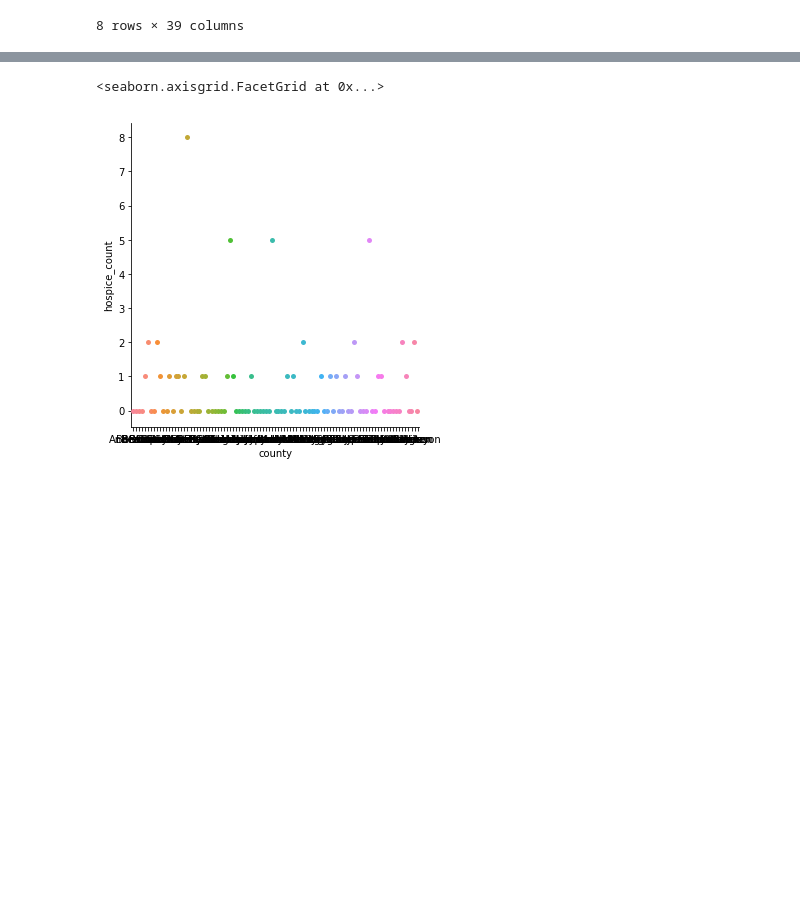
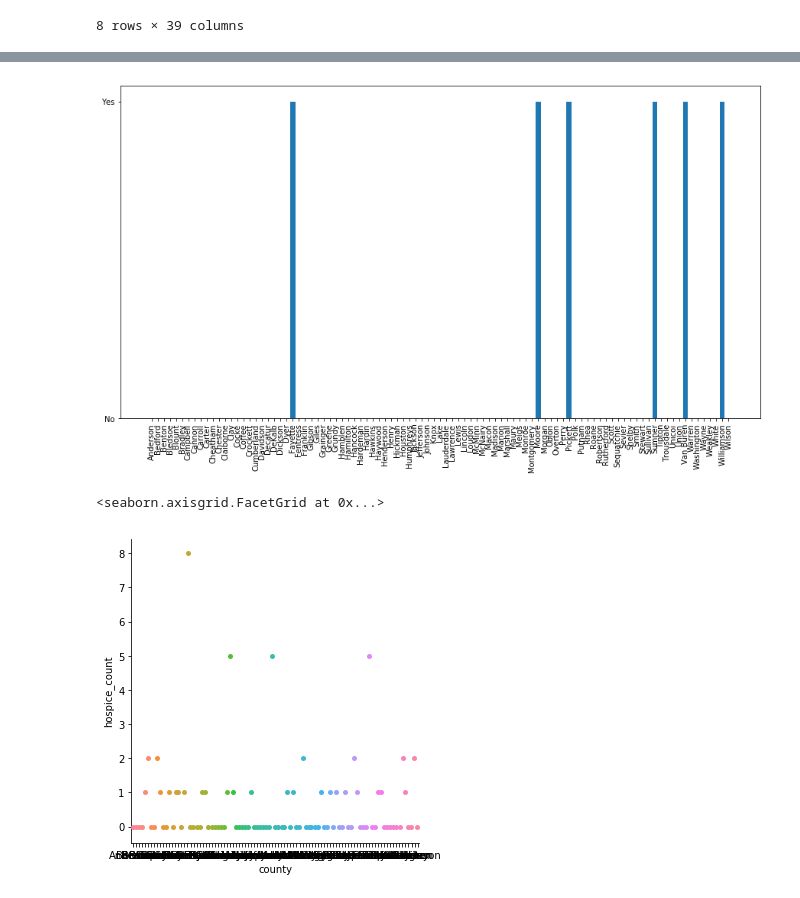
Before and after one commit to blackmonica/vanderbilt-aspire-data-essentials, a Jupyter notebook: Smile.ipynb, the cells around one changed output, grey strips where cells are left out. Saved outputs shown, nothing was run; the diff lists cells and outputs as text; code cells hidden in the pictures; blank space fills up the shorter version.

```diff
--- a/Smile.ipynb
+++ b/Smile.ipynb
@@ -244 +223,9 @@ plt.scatter(pop_and_cancer['Met_Health_People_Objective'],pop_and_cancer['county
+# %%
+plt.figure(figsize = (15,8))
+plt.bar(pop_and_cancer['county'], pop_and_cancer['Met_Health_People_Objective'])
+# plt.figure(figsize = (15,8))
+plt.xticks(rotation = 90)
+plt.show()
+# %% [output]
+[figure, added]
 # %%
```
Also changed, not shown: parts of 30 cells of this notebook.
